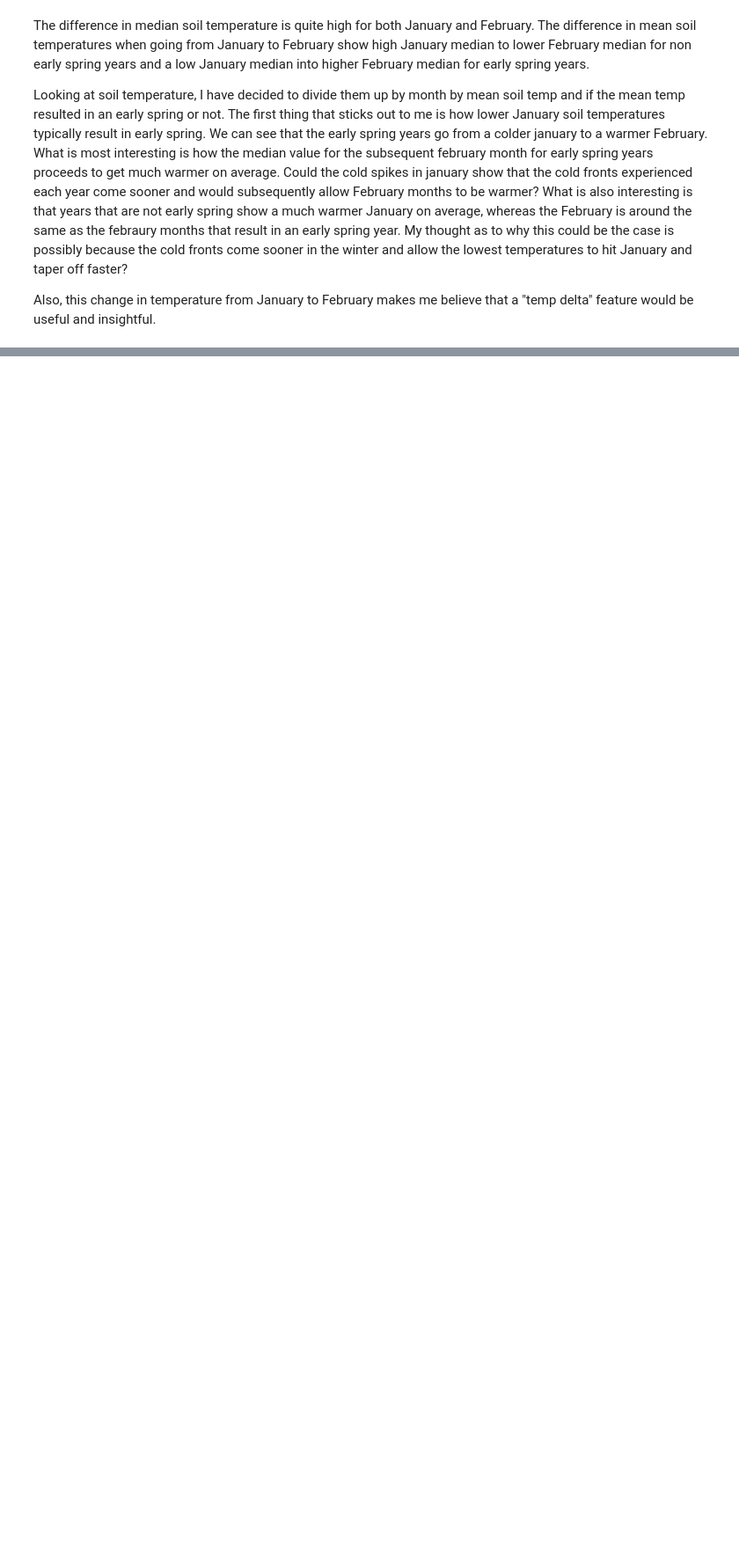
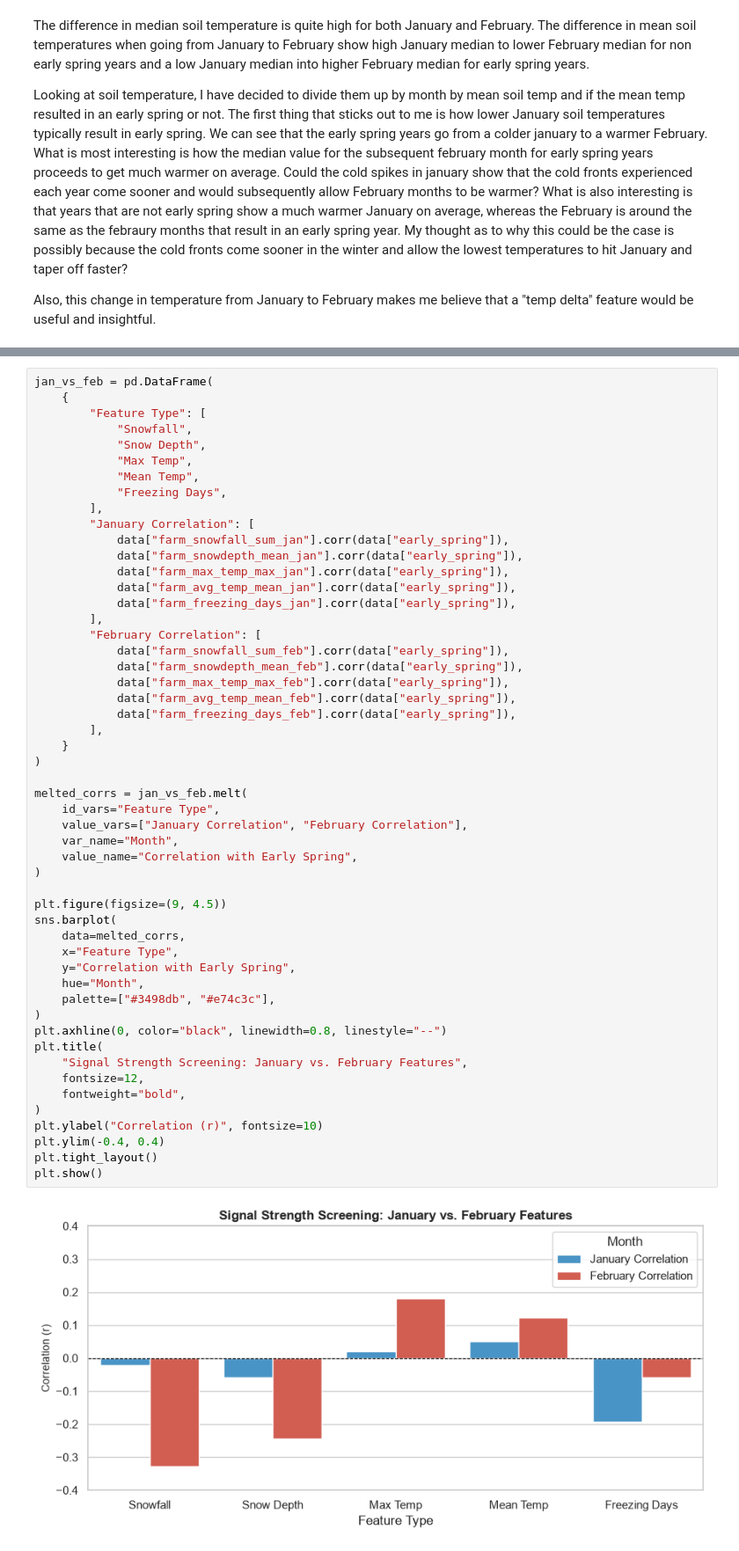
Before and after one commit to KaiserKiam/early-spring-predictor, a Jupyter notebook: Early Spring - Exploration.ipynb, the cells around one changed output, grey strips where cells are left out. Shown at 88% size. Drawn from its saved outputs; the diff is of its cells as text; blank space fills up the shorter version.

```diff
--- a/Early Spring - Exploration.ipynb
+++ b/Early Spring - Exploration.ipynb
@@ -157,0 +162,54 @@ Also, this change in temperature from January to February makes me believe that
+# %%
+jan_vs_feb = pd.DataFrame(
+    {
+        "Feature Type": [
+            "Snowfall",
+            "Snow Depth",
+            "Max Temp",
+            "Mean Temp",
+            "Freezing Days",
+        ],
+        "January Correlation": [
+            data["farm_snowfall_sum_jan"].corr(data["early_spring"]),
+            data["farm_snowdepth_mean_jan"].corr(data["early_spring"]),
+            data["farm_max_temp_max_jan"].corr(data["early_spring"]),
+            data["farm_avg_temp_mean_jan"].corr(data["early_spring"]),
+            data["farm_freezing_days_jan"].corr(data["early_spring"]),
+        ],
+        "February Correlation": [
+            data["farm_snowfall_sum_feb"].corr(data["early_spring"]),
+            data["farm_snowdepth_mean_feb"].corr(data["early_spring"]),
+            data["farm_max_temp_max_feb"].corr(data["early_spring"]),
+            data["farm_avg_temp_mean_feb"].corr(data["early_spring"]),
+            data["farm_freezing_days_feb"].corr(data["early_spring"]),
+        ],
+    }
+)
+
+melted_corrs = jan_vs_feb.melt(
+    id_vars="Feature Type",
+    value_vars=["January Correlation", "February Correlation"],
+    var_name="Month",
+    value_name="Correlation with Early Spring",
+)
+
+plt.figure(figsize=(9, 4.5))
+sns.barplot(
+    data=melted_corrs,
+    x="Feature Type",
+    y="Correlation with Early Spring",
+    hue="Month",
+    palette=["#3498db", "#e74c3c"],
+)
+plt.axhline(0, color="black", linewidth=0.8, linestyle="--")
+plt.title(
+    "Signal Strength Screening: January vs. February Features",
+    fontsize=12,
+    fontweight="bold",
+)
+plt.ylabel("Correlation (r)", fontsize=10)
+plt.ylim(-0.4, 0.4)
+plt.tight_layout()
+plt.show()
+# %% [output]
+[figure, added]
```
Also changed, not shown: parts of 18 cells of this notebook.
